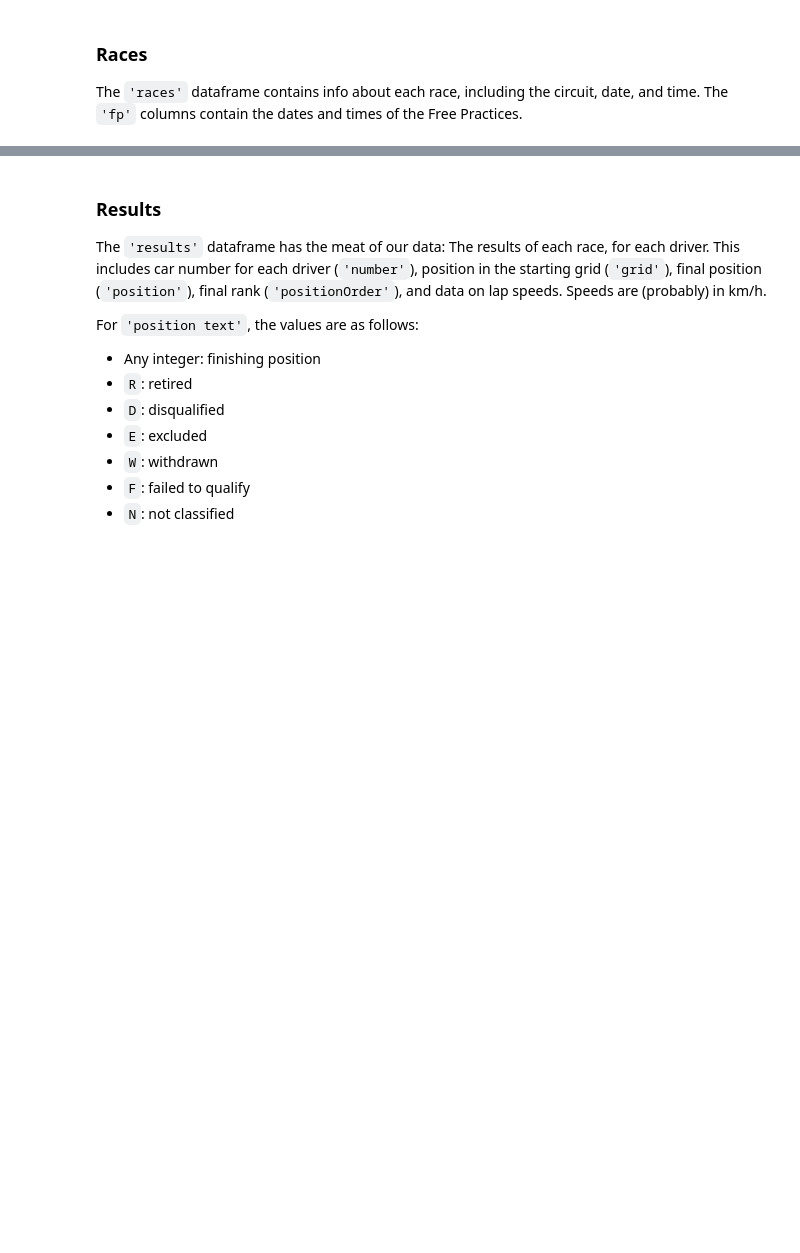
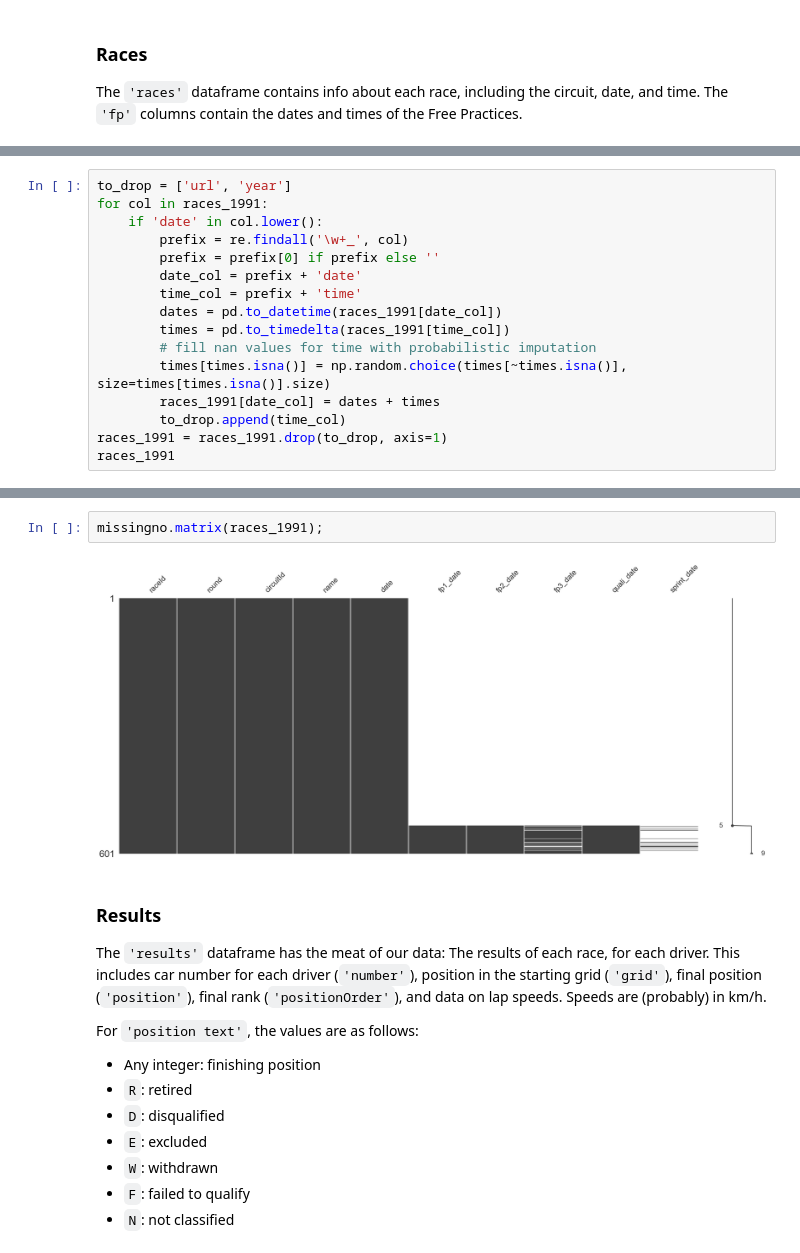
Before and after one commit to TQZhang04/f1-analysis, a Jupyter notebook: data_cleaning.ipynb, the cells around one changed output, grey strips where cells are left out. Cells and saved outputs as stored; diff of their text form; blank space fills up the shorter version.

```diff
--- a/data_cleaning.ipynb
+++ b/data_cleaning.ipynb
@@ -134,0 +290,16 @@ races.head()
+# %%
+to_drop = ['url', 'year']
+for col in races_1991:
+    if 'date' in col.lower():
+        prefix = re.findall('\w+_', col)
+        prefix = prefix[0] if prefix else ''
+        date_col = prefix + 'date'
+        time_col = prefix + 'time'
+        dates = pd.to_datetime(races_1991[date_col])
+        times = pd.to_timedelta(races_1991[time_col])
+        # fill nan values for time with probabilistic imputation
+        times[times.isna()] = np.random.choice(times[~times.isna()], size=times[times.isna()].size)
+        races_1991[date_col] = dates + times
+        to_drop.append(time_col)
+races_1991 = races_1991.drop(to_drop, axis=1)
+races_1991
@@ -135,3 +320,7 @@ races.head()
+# %%
+missingno.matrix(races_1991);
+# %% [output]
+[figure, added]
 # %% [markdown]
 ### Results
 The `'results'` dataframe has the meat of our data: The results of each race, for each driver. This includes car number for each driver (`'number'`), position in the starting grid (`'grid'`), final position (`'position'`), final rank (`'positionOrder'`), and data on lap speeds. Speeds are (probably) in km/h.
```
Also changed, not shown: parts of 36 cells of this notebook, 1 other file.
